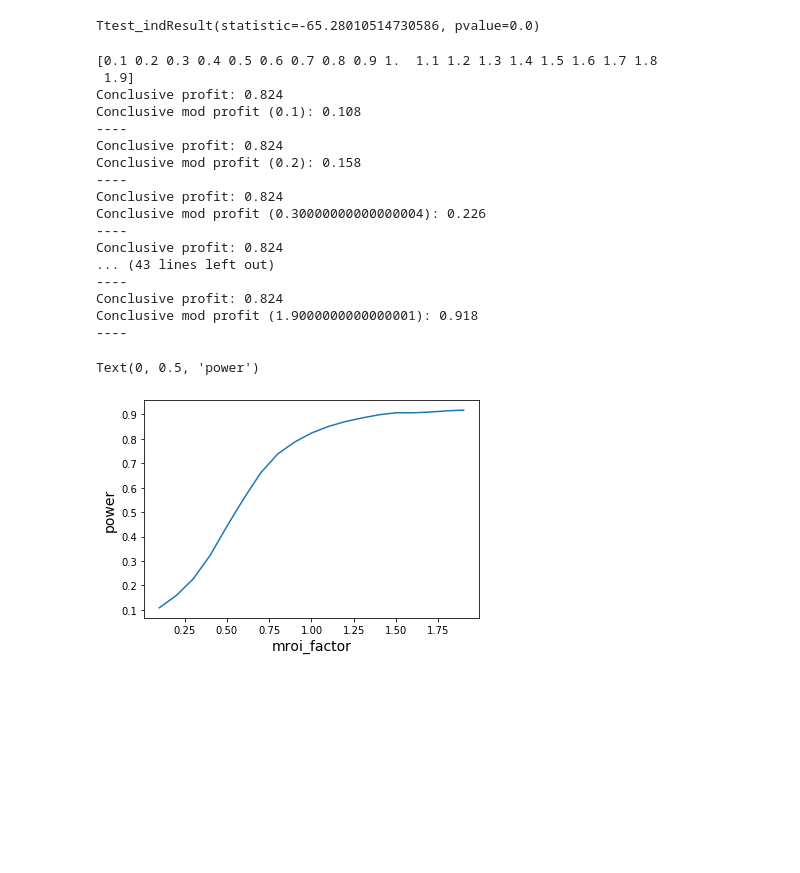
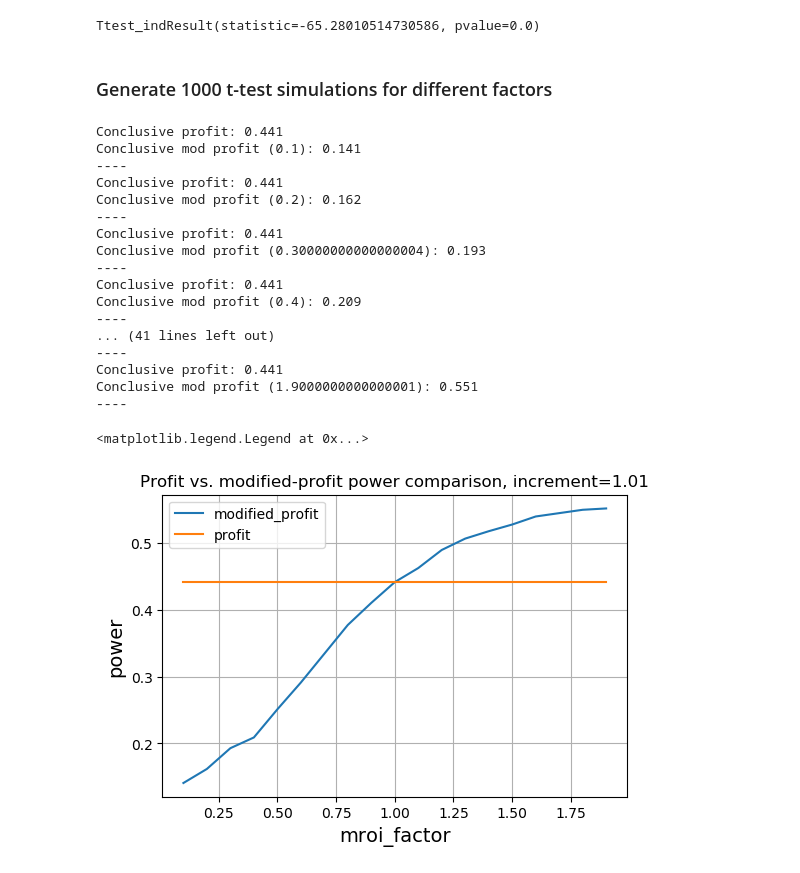
Before and after one commit to acastelli1/public_stats, a Jupyter notebook: LinearTtest.ipynb, the cells around one changed output. Cells and saved outputs as stored; diff of their text form; code cells hidden in the pictures; blank space fills up the shorter version.

Commit message:
mod-profit

```diff
--- a/LinearTtest.ipynb
+++ b/LinearTtest.ipynb
@@ -90,44 +90,54 @@ def generate_t_tests(
 
 
     return p_values_profit, p_values_mod_profit
+# %% [markdown]
+### Generate 1000 t-test simulations for different factors
 # %%
 powers_mod_profit = []
 powers_profit = []
-significance_level = 0.1
+significance_level = 0.15
 N = 1000
 factors = np.arange(0.1,2,0.1)
-print(factors)
+simulated_increment=1.01
+
 for factor in factors:
-    p_values_profit, p_values_mod_profit = generate_t_tests(mroi_factor=factor, N=1000)
+    p_values_profit, p_values_mod_profit = generate_t_tests(mroi_factor=factor,
+                                                            simulated_increment=simulated_increment,
+                                                            N=1000)
     conclusive_profit = len([x for x in p_values_profit if x < significance_level])/N
     conclusive_mod_profit = len([x for x in p_values_mod_profit if x < significance_level])/N
     powers_mod_profit.append(conclusive_mod_profit)
+    powers_profit.append(conclusive_profit)
     print(f"Conclusive profit: {conclusive_profit}")
     print(f"Conclusive mod profit ({factor}): {conclusive_mod_profit}")
     print("----")
 # %% [output]
-[0.1 0.2 0.3 0.4 0.5 0.6 0.7 0.8 0.9 1.  1.1 1.2 1.3 1.4 1.5 1.6 1.7 1.8
- 1.9]
-Conclusive profit: 0.824
-Conclusive mod profit (0.1): 0.108
+Conclusive profit: 0.441
+Conclusive mod profit (0.1): 0.141
 ----
-Conclusive profit: 0.824
-Conclusive mod profit (0.2): 0.158
+Conclusive profit: 0.441
+Conclusive mod profit (0.2): 0.162
 ----
-Conclusive profit: 0.824
-Conclusive mod profit (0.30000000000000004): 0.226
+Conclusive profit: 0.441
+Conclusive mod profit (0.30000000000000004): 0.193
 ----
-Conclusive profit: 0.824
-... (43 lines left out)
+Conclusive profit: 0.441
+Conclusive mod profit (0.4): 0.209
 ----
-Conclusive profit: 0.824
-Conclusive mod profit (1.9000000000000001): 0.918
+... (41 lines left out)
 ----
+Conclusive profit: 0.441
+Conclusive mod profit (1.9000000000000001): 0.551
+----
 # %%
-factors
-plt.plot(factors,powers_mod_profit)
+fig, ax = plt.subplots(dpi=100, figsize=(6,4))
+plt.plot(factors,powers_mod_profit,label="modified_profit")
+plt.plot(factors,powers_profit,label="profit")
+plt.title(f"Profit vs. modified-profit power comparison, increment={simulated_increment}")
 plt.xlabel("mroi_factor", fontsize=14)
 plt.ylabel("power", fontsize=14)
+plt.grid()
+plt.legend()
 # %% [output]
-Text(0, 0.5, 'power')
+<matplotlib.legend.Legend at 0x...>
-[figure, old version]
+[figure, new version]
```
